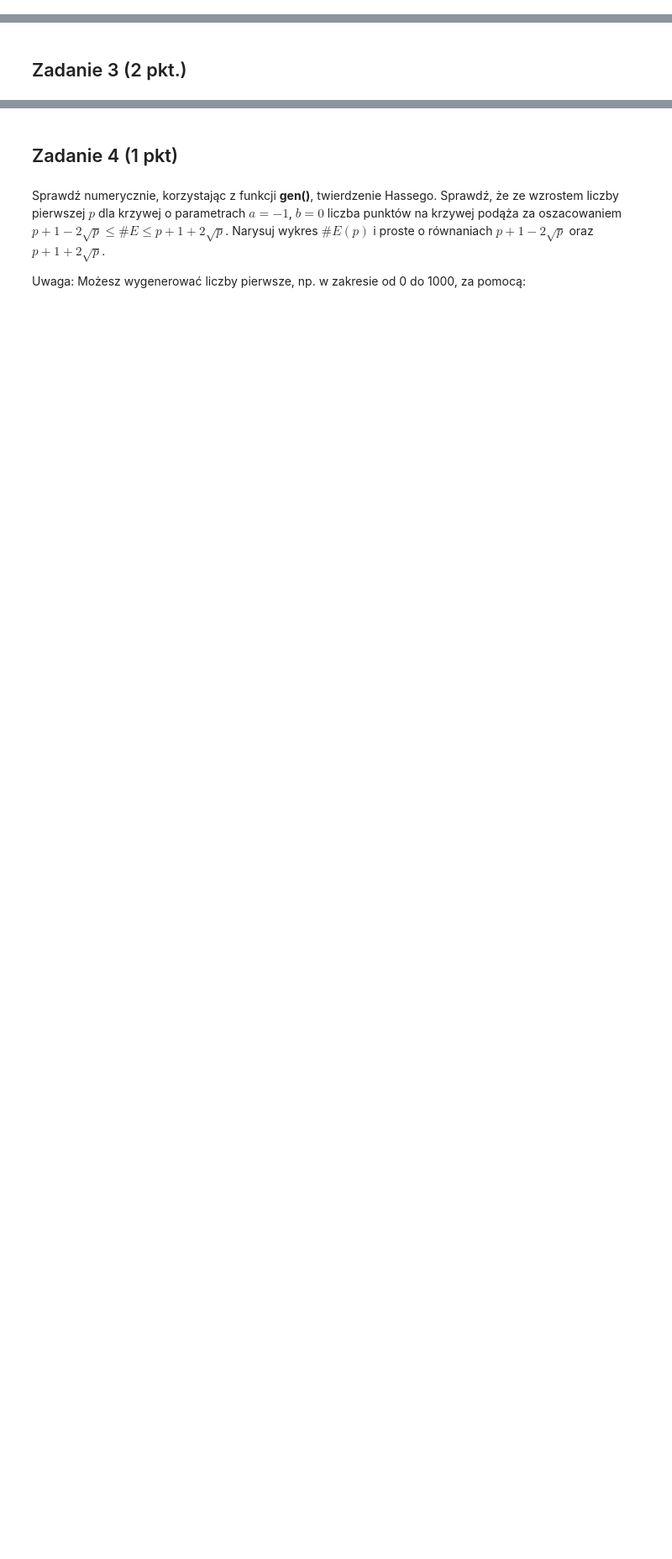
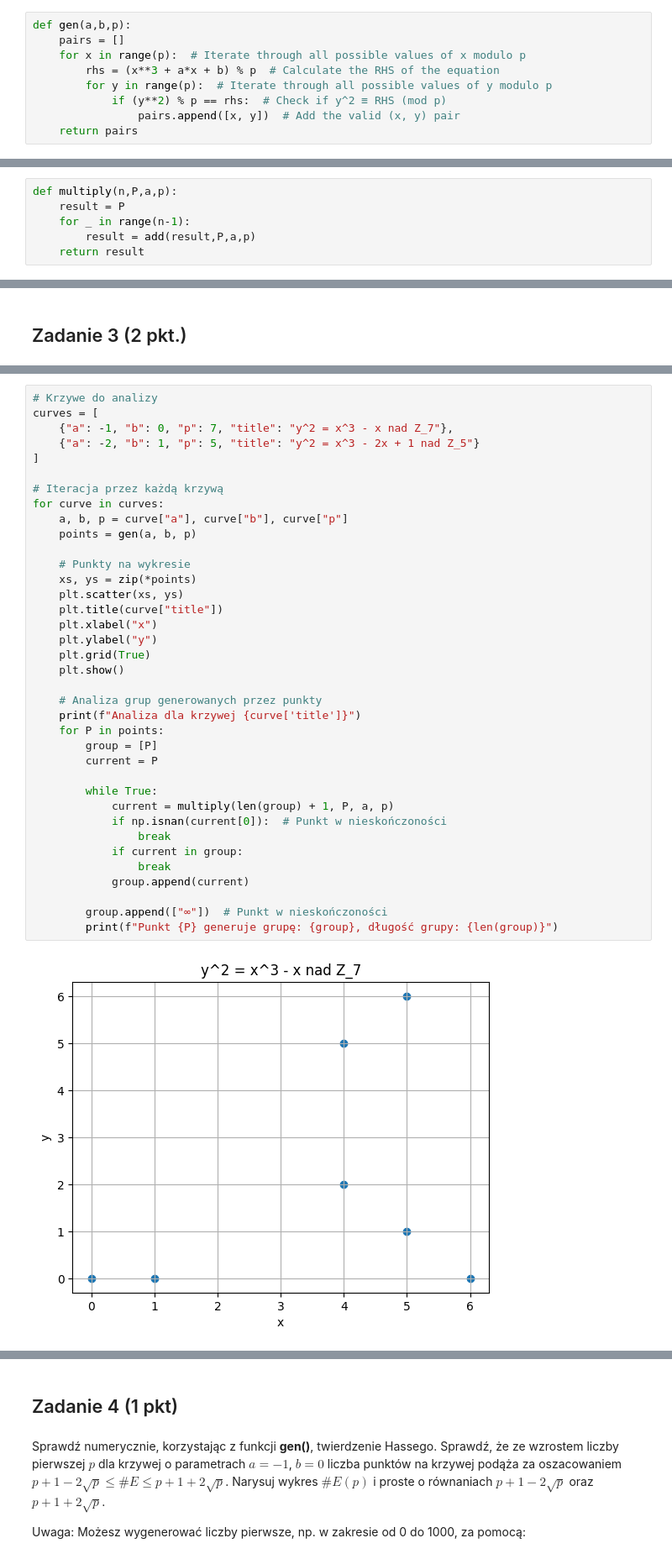
Before and after one commit to kubaq215/cryptography, a Jupyter notebook: Lista8/Lista8.ipynb, the cells around one changed output, grey strips where cells are left out. Shown at 84% size. Saved outputs shown, nothing was run; the diff lists cells and outputs as text; blank space fills up the shorter version.

```diff
--- a/Lista8/Lista8.ipynb
+++ b/Lista8/Lista8.ipynb
@@ -39,3 +11,12 @@ gen(-1,0,7)
+# %%
+def gen(a,b,p):
+    pairs = []
+    for x in range(p):  # Iterate through all possible values of x modulo p
+        rhs = (x**3 + a*x + b) % p  # Calculate the RHS of the equation
+        for y in range(p):  # Iterate through all possible values of y modulo p
+            if (y**2) % p == rhs:  # Check if y^2 ≡ RHS (mod p)
+                pairs.append([x, y])  # Add the valid (x, y) pair
+    return pairs
 # %%
 print(gen(-1,0,7)==[[0, 0], [1, 0], [4, 2], [4, 5], [5, 1], [5, 6], [6, 0]])
 print(gen(-1,0,11)==[[0, 0], [1, 0], [4, 4], [4, 7], [6, 1], [6, 10], [8, 3], [8, 8], [9, 4], [9, 7], [10, 0]])
@@ -82,3 +132,9 @@ def multiply(n,P,a,p):
+# %%
+def multiply(n,P,a,p):
+    result = P
+    for _ in range(n-1):
+        result = add(result,P,a,p)
+    return result
 # %%
 print(multiply(1,[4,2],-1,7)==[4,2])
 print(multiply(1,[4,2],-1,7)==[4,2])
@@ -121,3 +177,42 @@ pozostałe elementy $P_2,P_3,P_4$ generują dokładnie tą samą grupę, zatem n
 Przeprowadź podobną analizę dla przykładów:
 1. krzywa nad ciałem $\mathbb{Z}_7$ o równaniu $y^2=x^3-x$
 2. krzywa nad ciałem $\mathbb{Z}_5$ o równaniu $y^2=x^3-2x+1$
+# %%
+# Krzywe do analizy
+curves = [
+    {"a": -1, "b": 0, "p": 7, "title": "y^2 = x^3 - x nad Z_7"},
+    {"a": -2, "b": 1, "p": 5, "title": "y^2 = x^3 - 2x + 1 nad Z_5"}
+]
+
+# Iteracja przez każdą krzywą
+for curve in curves:
+    a, b, p = curve["a"], curve["b"], curve["p"]
+    points = gen(a, b, p)
+
+    # Punkty na wykresie
+    xs, ys = zip(*points)
+    plt.scatter(xs, ys)
+    plt.title(curve["title"])
+    plt.xlabel("x")
+    plt.ylabel("y")
+    plt.grid(True)
+    plt.show()
+
+    # Analiza grup generowanych przez punkty
+    print(f"Analiza dla krzywej {curve['title']}")
+    for P in points:
+        group = [P]
+        current = P
+
+        while True:
+            current = multiply(len(group) + 1, P, a, p)
+            if np.isnan(current[0]):  # Punkt w nieskończoności
+                break
+            if current in group:
+                break
+            group.append(current)
+
+        group.append(["∞"])  # Punkt w nieskończoności
+        print(f"Punkt {P} generuje grupę: {group}, długość grupy: {len(group)}")
+# %% [output]
+[figure, added]
```
Also changed, not shown: parts of 25 cells of this notebook, 2 other files.
